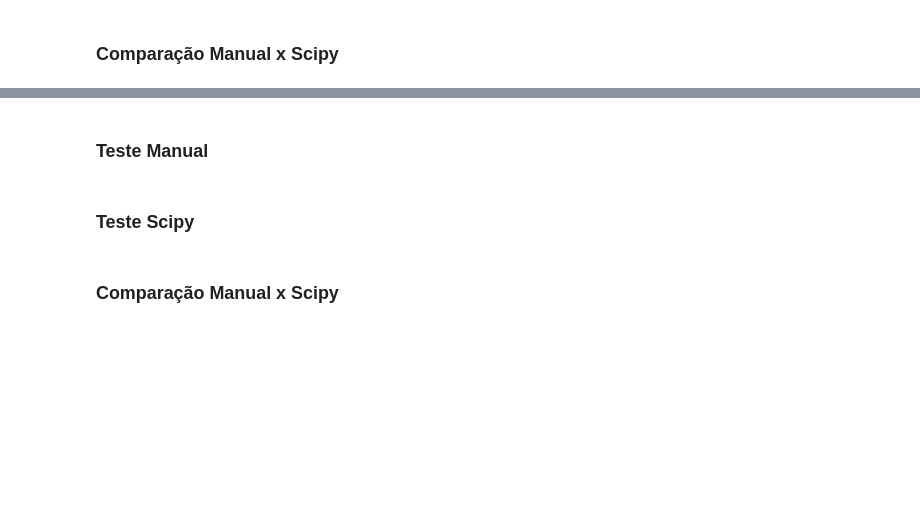
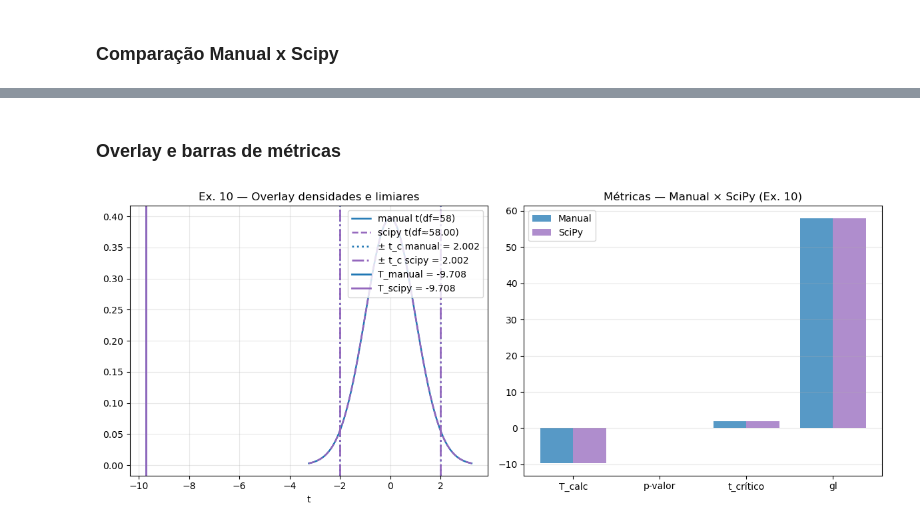
Before and after one commit to Jaosukex/Testes-de-Hipoteses, a Jupyter notebook: Testes de Hipóteses sobre uma média populacional.ipynb, the cells around one changed output, grey strips where cells are left out. Drawn from its saved outputs; the diff is of its cells as text; code cells hidden in the pictures; blank space fills up the shorter version.

```diff
--- a/Testes de Hipóteses sobre uma média populacional.ipynb
+++ b/Testes de Hipóteses sobre uma média populacional.ipynb
@@ -956,6 +927,46 @@ depois = [3.0, 3.3, 3.5, 3.6, 3.4, 3.3, 3.4, 3.0, 3.2, 3.6]
-# %% [markdown]
-### Teste Manual
-# %% [markdown]
-### Teste Scipy
-# %% [markdown]
-### Comparação Manual x Scipy
+# %% [markdown]
+### Overlay e barras de métricas
+# %%
+try:
+    # Usar gl do manual e gl_scipy_10 do SciPy
+    x_m = np.linspace(stats.t.ppf(0.001, gl), stats.t.ppf(0.999, gl), 1600)
+    y_m = stats.t.pdf(x_m, gl)
+
+    x_s = np.linspace(stats.t.ppf(0.001, gl_scipy_10), stats.t.ppf(0.999, gl_scipy_10), 1600)
+    y_s = stats.t.pdf(x_s, gl_scipy_10)
+
+    fig, ax = plt.subplots(1, 2, figsize=(12, 5), sharey=False)
+
+    # Painel 1: overlay densidades (gl manual vs gl SciPy)
+    ax[0].plot(x_m, y_m, color='tab:blue', lw=1.8, label=f'manual t(df={gl})')
+    ax[0].plot(x_s, y_s, color='tab:purple', lw=1.8, ls='--', label=f'scipy t(df≈{gl_scipy_10:.2f})')
+    ax[0].axvline(-t_crit, color='tab:blue', ls=':', lw=2, label=f'± t_c manual = {t_crit:.3f}')
+    ax[0].axvline(t_crit, color='tab:blue', ls=':', lw=2)
+    ax[0].axvline(-tcrit_10, color='tab:purple', ls='-.', lw=2, label=f'± t_c scipy = {tcrit_10:.3f}')
+    ax[0].axvline(tcrit_10, color='tab:purple', ls='-.', lw=2)
+    ax[0].axvline(T_calc, color='tab:blue', lw=2, label=f'T_manual = {T_calc:.3f}')
+    ax[0].axvline(T_scipy_10, color='tab:purple', lw=2, label=f'T_scipy = {T_scipy_10:.3f}')
+    ax[0].set_title('Ex. 10 — Overlay densidades e limiares')
+    ax[0].set_xlabel('t')
+    ax[0].grid(alpha=0.3)
+    ax[0].legend(loc='upper right')
+
+    # Painel 2: barras — métricas
+    categorias = ['T_calc', 'p-valor', 't_crítico', 'gl']
+    manual_vals = [T_calc, float(p_valor), float(t_crit), float(gl)]
+    scipy_vals = [T_scipy_10, float(p_scipy_10), float(tcrit_10), float(gl_scipy_10)]
+    idx = np.arange(len(categorias))
+    width = 0.38
+    ax[1].bar(idx - width/2, manual_vals, width, color='tab:blue', alpha=0.75, label='Manual')
+    ax[1].bar(idx + width/2, scipy_vals, width, color='tab:purple', alpha=0.75, label='SciPy')
+    ax[1].set_xticks(idx, categorias)
+    ax[1].set_title('Métricas — Manual × SciPy (Ex. 10)')
+    ax[1].grid(axis='y', alpha=0.3)
+    ax[1].legend()
+
+    plt.tight_layout()
+    plt.show()
+except NameError:
+    print('Execute primeiro as células do Exemplo 10 (manual e SciPy).')
+# %% [output]
+[figure, added]
```
Also changed, not shown: parts of 17 cells of this notebook.
